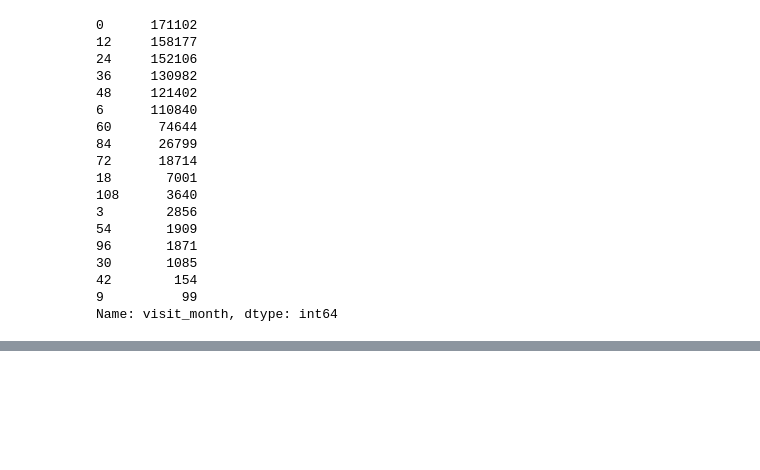
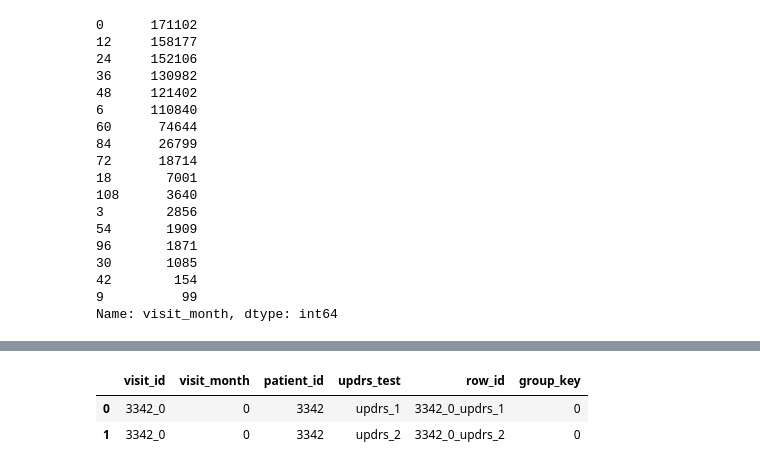
Before and after one commit to saswatnayak1998/Parkinson_Prancers, a Jupyter notebook: amp-parkinsons-disease-progression-prediction/notebooks/Parkinson's ANN.ipynb, the cells around one changed output, grey strips where cells are left out. Cells and saved outputs as stored; diff of their text form; code cells hidden in the pictures; blank space fills up the shorter version.

```diff
--- a/amp-parkinsons-disease-progression-prediction/notebooks/Parkinson's ANN.ipynb
+++ b/amp-parkinsons-disease-progression-prediction/notebooks/Parkinson's ANN.ipynb
@@ -446,0 +442,8 @@ sns.pairplot(train_clinical_data[['updrs_1', 'updrs_2', 'updrs_3', 'updrs_4']])
+# %%
+example_test_file = pd.read_csv('/Users/habibi/Downloads/Parkinson_Prancers/amp-parkinsons-disease-progression-prediction/example_test_files/test.csv')
+# %%
+example_test_file.head(2)
+# %% [output]
+|  | visit_id | visit_month | patient_id | updrs_test | row_id | group_key |
+| 0 | 3342_0 | 0 | 3342 | updrs_1 | 3342_0_updrs_1 | 0 |
+| 1 | 3342_0 | 0 | 3342 | updrs_2 | 3342_0_updrs_2 | 0 |
```
Also changed, not shown: parts of 28 cells of this notebook.
